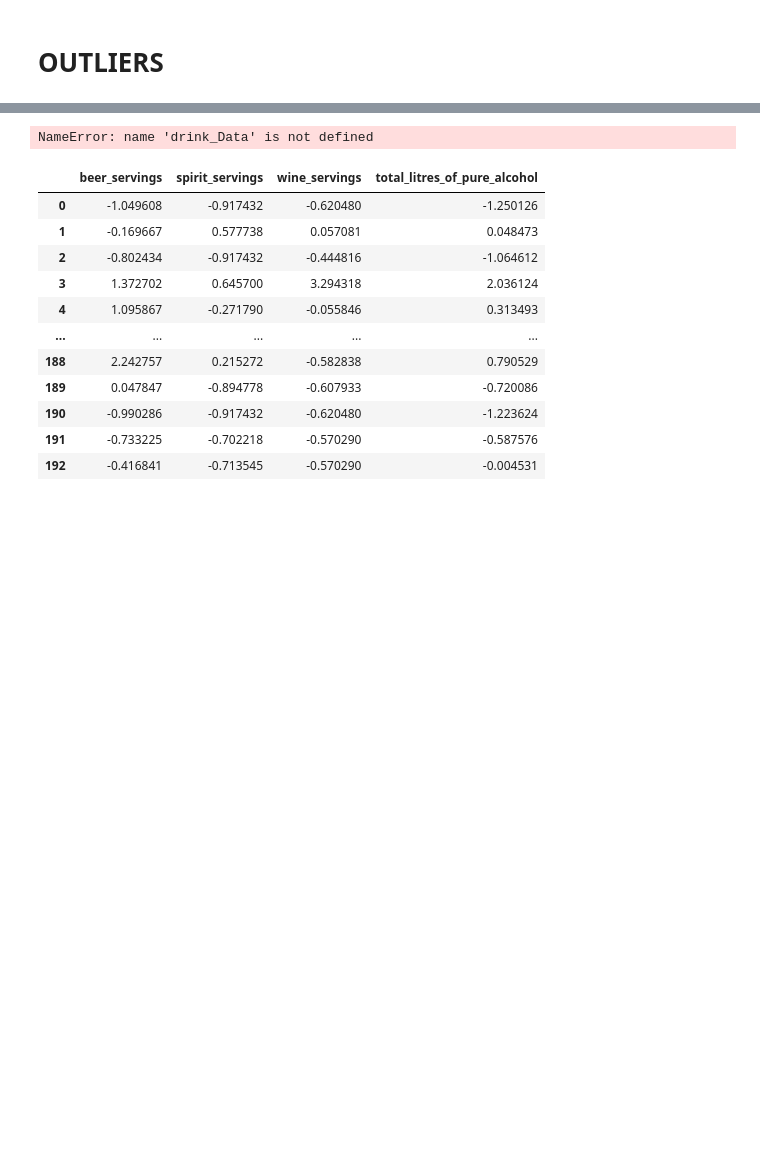
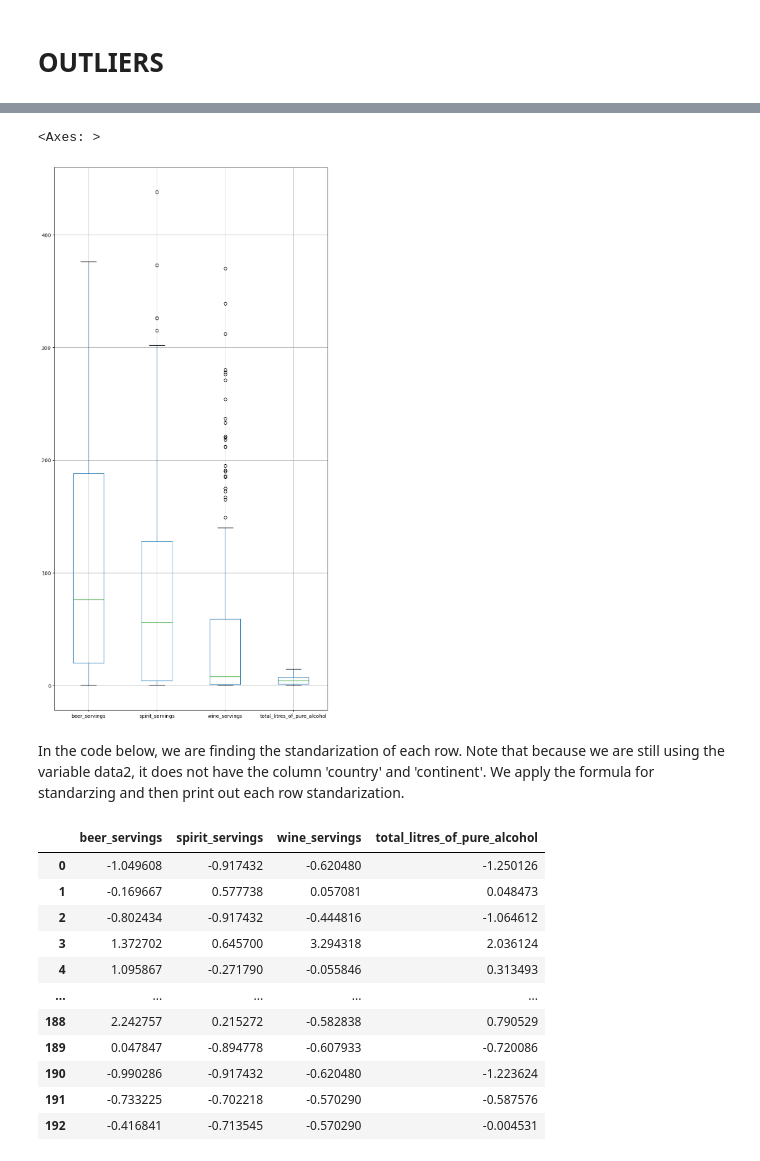
Before and after one commit to OtaSteven/CSC177_Proj, a Jupyter notebook: data_process/air_drink_dataPreprocessing.ipynb, the cells around one changed output, grey strips where cells are left out. Saved outputs shown, nothing was run; the diff lists cells and outputs as text; code cells hidden in the pictures; blank space fills up the shorter version.

```diff
--- a/data_process/air_drink_dataPreprocessing.ipynb
+++ b/data_process/air_drink_dataPreprocessing.ipynb
@@ -94,10 +107,18 @@ Number of rows after discarding missing values = 131724
 # %%
 %matplotlib inline
-data2 = drink_Data.drop(['country', 'continent', 'encoded_country'],axis=1)
-data2['total_litres_of_pure_alcohol'] = pd.to_numeric(data2['total_litres_of_pure_alcohol'])
+
+path = "./data/"
+
+filename_read = os.path.join(path,"drinks.csv")
+drink_Data = pd.read_csv(filename_read, na_values=['NA','?'])
+
+data2 = drink_Data.drop(['country', 'continent'],axis=1)
 data2.boxplot(figsize=(10,20))
 # %% [output]
-NameError: name 'drink_Data' is not defined
+<Axes: >
+[figure, added]
+# %% [markdown]
+In the code below, we are finding the standarization of each row. Note that because we are still using the variable data2, it does not have the column 'country' and 'continent'. We apply the formula for standarzing and then print out each row standarization.
 # %%
 Z = (data2-data2.mean())/data2.std()
 Z
```
Also changed, not shown: parts of 26 cells of this notebook.
